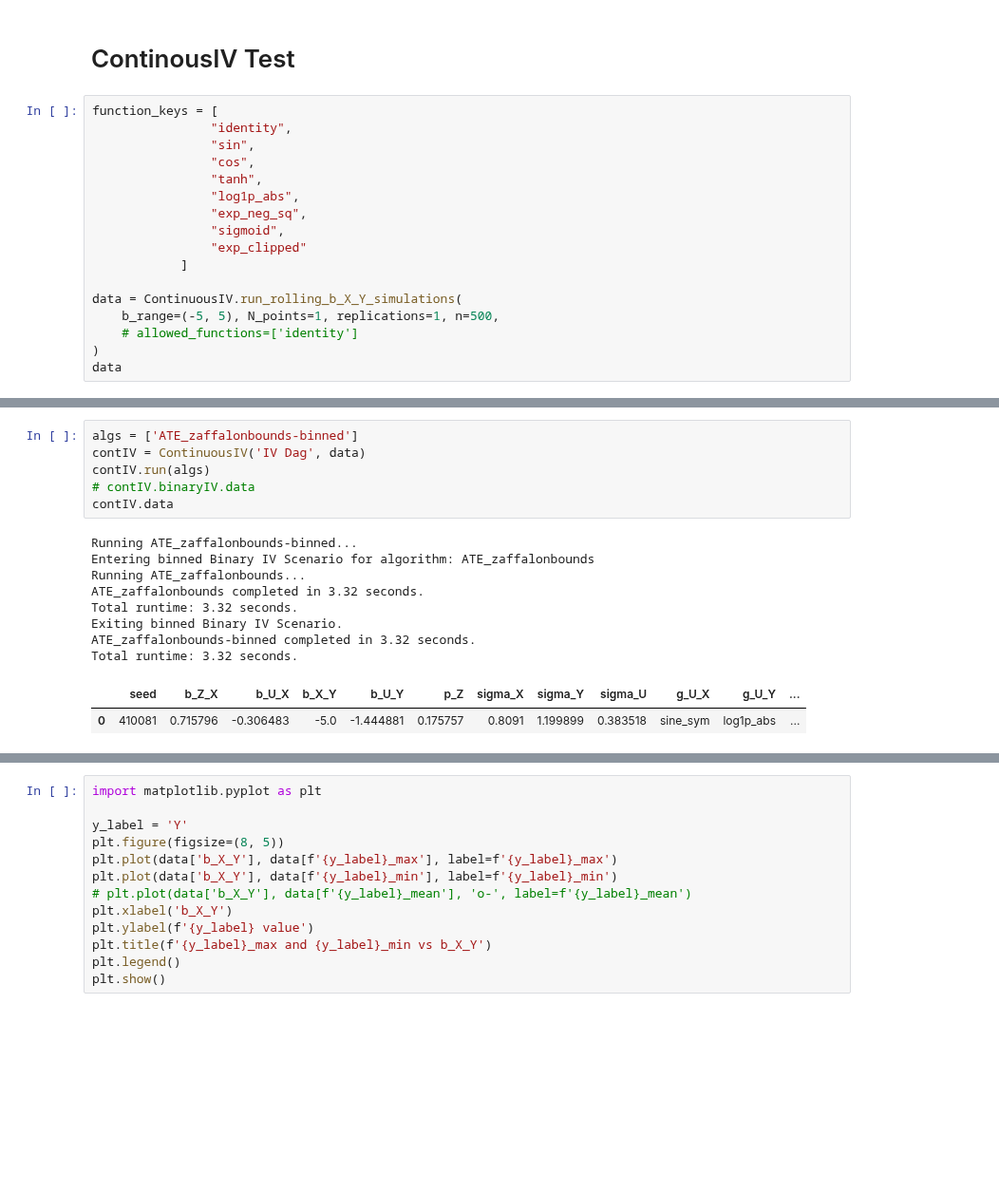
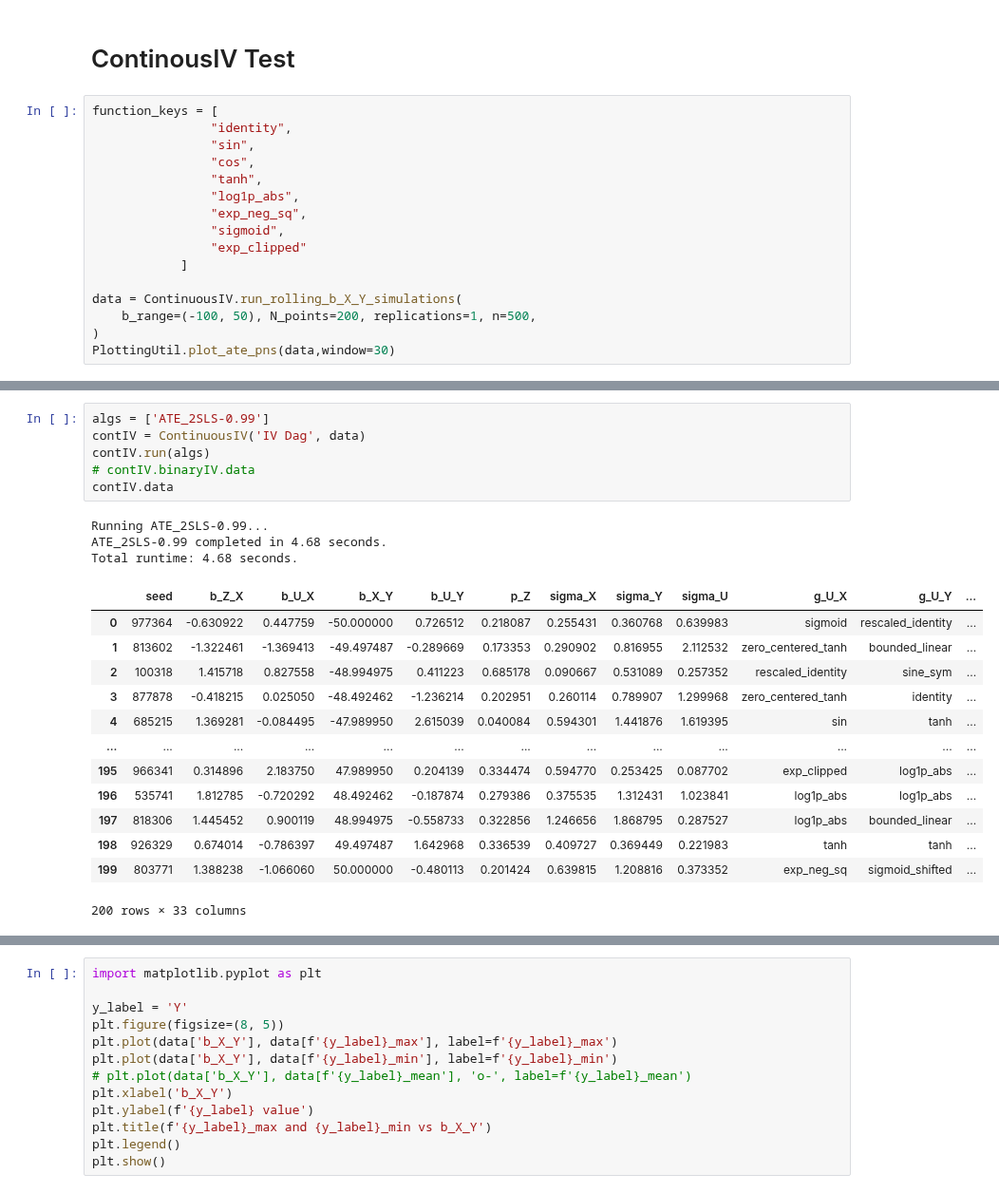
Before and after one commit to tmaringgele/causal-bounds, a Jupyter notebook: simulation_engine/test.ipynb, the cells around one changed output, grey strips where cells are left out. Shown at 95% size. Saved outputs shown, nothing was run; the diff lists cells and outputs as text; blank space fills up the shorter version.

```diff
--- a/simulation_engine/test.ipynb
+++ b/simulation_engine/test.ipynb
@@ -51,8 +51,7 @@ function_keys = [
             ]
 
 data = ContinuousIV.run_rolling_b_X_Y_simulations(
-    b_range=(-5, 5), N_points=1, replications=1, n=500,
-    # allowed_functions=['identity']
+    b_range=(-100, 50), N_points=200, replications=1, n=500,
 )
-data
+PlottingUtil.plot_ate_pns(data,window=30)
 # %% [output]
@@ -61,20 +59,26 @@ data
 # %%
-algs = ['ATE_zaffalonbounds-binned']
+algs = ['ATE_2SLS-0.99']
 contIV = ContinuousIV('IV Dag', data)
 contIV.run(algs)
 # contIV.binaryIV.data
 contIV.data
 # %% [output]
-Running ATE_zaffalonbounds-binned...
-Entering binned Binary IV Scenario for algorithm: ATE_zaffalonbounds
-Running ATE_zaffalonbounds...
-ATE_zaffalonbounds completed in 3.32 seconds.
-Total runtime: 3.32 seconds.
-Exiting binned Binary IV Scenario.
-ATE_zaffalonbounds-binned completed in 3.32 seconds.
-Total runtime: 3.32 seconds.
+Running ATE_2SLS-0.99...
+ATE_2SLS-0.99 completed in 4.68 seconds.
+Total runtime: 4.68 seconds.
 |  | seed | b_Z_X | b_U_X | b_X_Y | b_U_Y | p_Z | sigma_X | sigma_Y | sigma_U | g_U_X | g_U_Y | ... |
-| 0 | 410081 | 0.715796 | -0.306483 | -5.0 | -1.444881 | 0.175757 | 0.8091 | 1.199899 | 0.383518 | sine_sym | log1p_abs | ... |
+| 0 | 977364 | -0.630922 | 0.447759 | -50.000000 | 0.726512 | 0.218087 | 0.255431 | 0.360768 | 0.639983 | sigmoid | rescaled_identity | ... |
+| 1 | 813602 | -1.322461 | -1.369413 | -49.497487 | -0.289669 | 0.173353 | 0.290902 | 0.816955 | 2.112532 | zero_centered_tanh | bounded_linear | ... |
+| 2 | 100318 | 1.415718 | 0.827558 | -48.994975 | 0.411223 | 0.685178 | 0.090667 | 0.531089 | 0.257352 | rescaled_identity | sine_sym | ... |
+| 3 | 877878 | -0.418215 | 0.025050 | -48.492462 | -1.236214 | 0.202951 | 0.260114 | 0.789907 | 1.299968 | zero_centered_tanh | identity | ... |
+| 4 | 685215 | 1.369281 | -0.084495 | -47.989950 | 2.615039 | 0.040084 | 0.594301 | 1.441876 | 1.619395 | sin | tanh | ... |
+| ... | ... | ... | ... | ... | ... | ... | ... | ... | ... | ... | ... | ... |
+| 195 | 966341 | 0.314896 | 2.183750 | 47.989950 | 0.204139 | 0.334474 | 0.594770 | 0.253425 | 0.087702 | exp_clipped | log1p_abs | ... |
+| 196 | 535741 | 1.812785 | -0.720292 | 48.492462 | -0.187874 | 0.279386 | 0.375535 | 1.312431 | 1.023841 | log1p_abs | log1p_abs | ... |
+| 197 | 818306 | 1.445452 | 0.900119 | 48.994975 | -0.558733 | 0.322856 | 1.246656 | 1.868795 | 0.287527 | log1p_abs | bounded_linear | ... |
+| 198 | 926329 | 0.674014 | -0.786397 | 49.497487 | 1.642968 | 0.336539 | 0.409727 | 0.369449 | 0.221983 | tanh | tanh | ... |
+| 199 | 803771 | 1.388238 | -1.066060 | 50.000000 | -0.480113 | 0.201424 | 0.639815 | 1.208816 | 0.373352 | exp_neg_sq | sigmoid_shifted | ... |
+200 rows × 33 columns
 # %%
 algs = contIV.get_algorithms('ATE')
 PlottingUtil.print_bound_statistics_table(contIV.data, algs)
```
Also changed, not shown: parts of 3 cells of this notebook, 2 other files.
